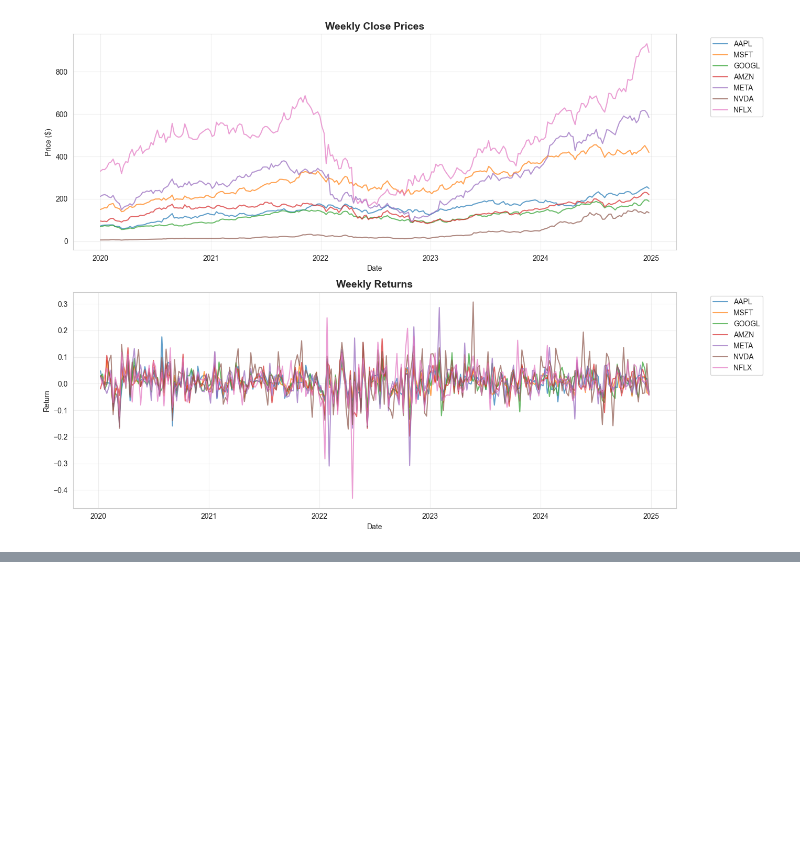
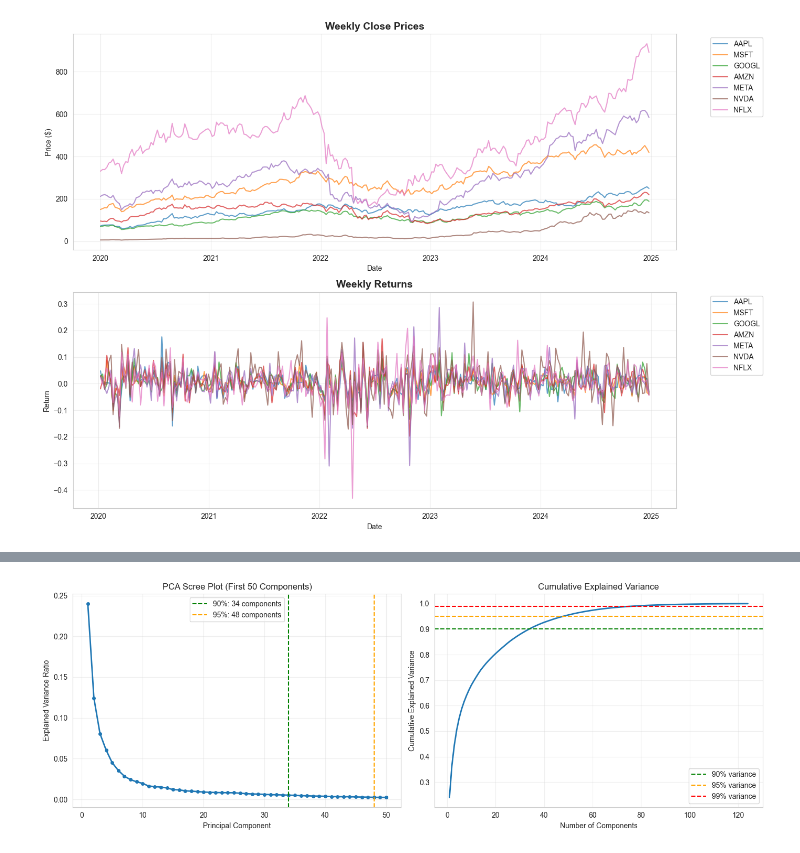
Before and after one commit to natalia-marko/reinforcement-learning-in-finance, a Jupyter notebook: rl_relabalance_portfolio/notebooks/01_data_preparation.ipynb, the cells around one changed output, grey strips where cells are left out. Cells and saved outputs as stored; diff of their text form; code cells hidden in the pictures; blank space fills up the shorter version.

```diff
--- a/rl_relabalance_portfolio/notebooks/01_data_preparation.ipynb
+++ b/rl_relabalance_portfolio/notebooks/01_data_preparation.ipynb
@@ -194,0 +588,31 @@ Display statistics about preprocessing steps.
+# %%
+# Plot explained variance
+fig, axes = plt.subplots(1, 2, figsize=(14, 5))
+
+# Scree plot
+n_components_show = min(50, len(pca.explained_variance_ratio_))
+axes[0].plot(range(1, n_components_show + 1),
+             pca.explained_variance_ratio_[:n_components_show], 'o-', linewidth=2, markersize=4)
+axes[0].axvline(x=n_90, color='green', linestyle='--', label=f'90%: {n_90} components')
+axes[0].axvline(x=n_95, color='orange', linestyle='--', label=f'95%: {n_95} components')
+axes[0].set_xlabel('Principal Component')
+axes[0].set_ylabel('Explained Variance Ratio')
+axes[0].set_title('PCA Scree Plot (First 50 Components)')
+axes[0].legend()
+axes[0].grid(True, alpha=0.3)
+
+# Cumulative variance plot
+axes[1].plot(range(1, len(cumulative_variance) + 1), cumulative_variance, linewidth=2)
+axes[1].axhline(y=0.90, color='green', linestyle='--', label='90% variance')
+axes[1].axhline(y=0.95, color='orange', linestyle='--', label='95% variance')
+axes[1].axhline(y=0.99, color='red', linestyle='--', label='99% variance')
+axes[1].set_xlabel('Number of Components')
+axes[1].set_ylabel('Cumulative Explained Variance')
+axes[1].set_title('Cumulative Explained Variance')
+axes[1].legend()
+axes[1].grid(True, alpha=0.3)
+
+plt.tight_layout()
+plt.show()
+# %% [output]
+[figure, added]
```
Also changed, not shown: parts of 39 cells of this notebook, 3 other files.
